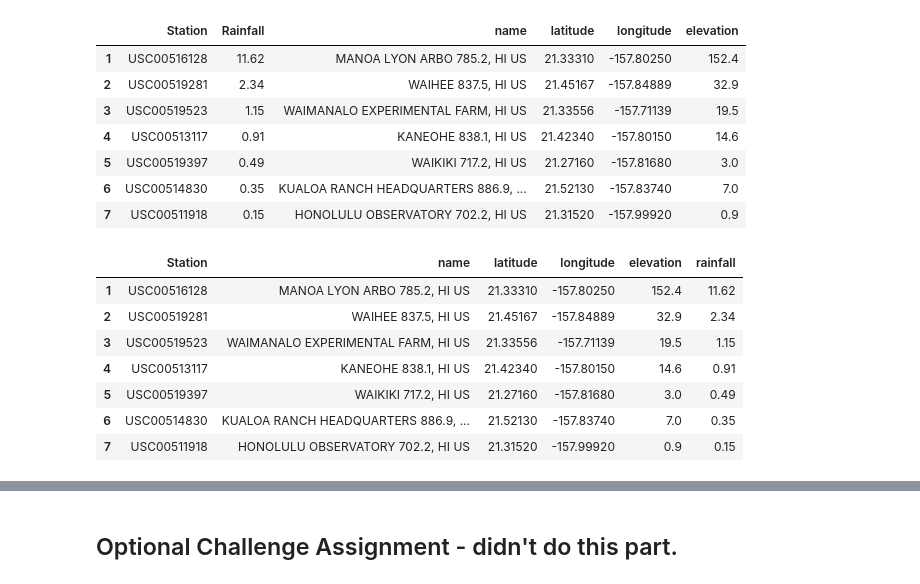
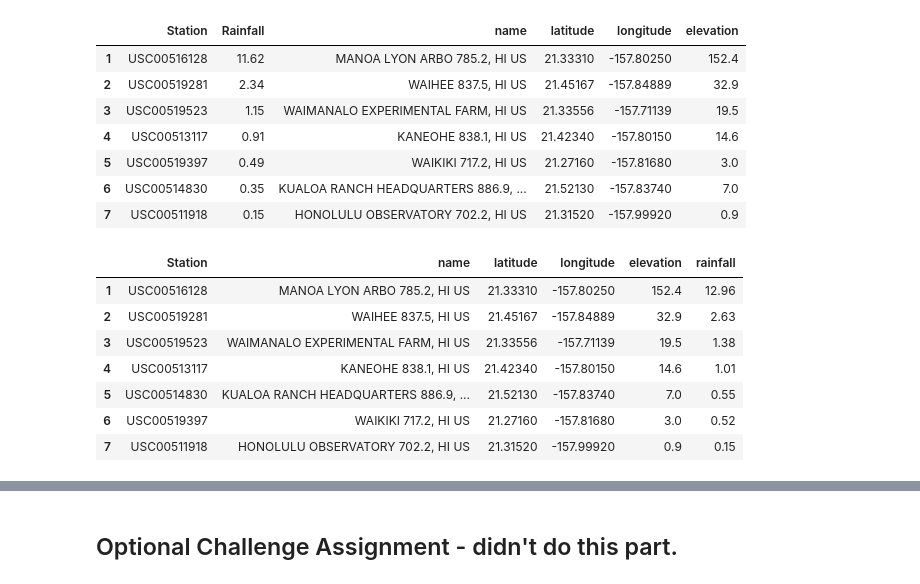
Before and after one commit to jzcapets/HW8_SQLAlchemyChallenge_ZackCapets, a Jupyter notebook: HW8_SQLAlchemy_ZackCapets_Solution.ipynb, the cells around one changed output, grey strips where cells are left out. Cells and saved outputs as stored; diff of their text form; code cells hidden in the pictures.

```diff
--- a/HW8_SQLAlchemy_ZackCapets_Solution.ipynb
+++ b/HW8_SQLAlchemy_ZackCapets_Solution.ipynb
@@ -391,17 +391,17 @@ raindf.join(stationdf, on = 'Station', how='left')
 | 7 | USC00511918 | 0.15 | HONOLULU OBSERVATORY 702.2, HI US | 21.31520 | -157.99920 | 0.9 |
 # %%
 #same as above, except with the join done in sql query instead of in pandas
-longestqueryever = engine.execute("SELECT station.station, station.name, station.latitude, station.longitude, station.elevation, SUM(measurements.prcp) AS total_rainfall FROM measurements JOIN station ON(station.station = measurements.station) WHERE date > '2012-12-23' AND date < '2013-01-05' GROUP BY station.station ORDER BY SUM(measurements.prcp) DESC;").fetchall()
+longestqueryever = engine.execute("SELECT station.station, station.name, station.latitude, station.longitude, station.elevation, SUM(measurements.prcp) AS total_rainfall FROM measurements JOIN station ON(station.station = measurements.station) WHERE date >= '2012-12-23' AND date <= '2013-01-05' GROUP BY station.station ORDER BY SUM(measurements.prcp) DESC;").fetchall()
 longestquerydf = pd.DataFrame(longestqueryever,columns = ['Station','name','latitude','longitude','elevation', 'rainfall'])
 longestquerydf.dropna(inplace = True)
 longestquerydf
 # %% [output]
 |  | Station | name | latitude | longitude | elevation | rainfall |
-| 1 | USC00516128 | MANOA LYON ARBO 785.2, HI US | 21.33310 | -157.80250 | 152.4 | 11.62 |
-| 2 | USC00519281 | WAIHEE 837.5, HI US | 21.45167 | -157.84889 | 32.9 | 2.34 |
-| 3 | USC00519523 | WAIMANALO EXPERIMENTAL FARM, HI US | 21.33556 | -157.71139 | 19.5 | 1.15 |
-| 4 | USC00513117 | KANEOHE 838.1, HI US | 21.42340 | -157.80150 | 14.6 | 0.91 |
-| 5 | USC00519397 | WAIKIKI 717.2, HI US | 21.27160 | -157.81680 | 3.0 | 0.49 |
-| 6 | USC00514830 | KUALOA RANCH HEADQUARTERS 886.9, ... | 21.52130 | -157.83740 | 7.0 | 0.35 |
+| 1 | USC00516128 | MANOA LYON ARBO 785.2, HI US | 21.33310 | -157.80250 | 152.4 | 12.96 |
+| 2 | USC00519281 | WAIHEE 837.5, HI US | 21.45167 | -157.84889 | 32.9 | 2.63 |
+| 3 | USC00519523 | WAIMANALO EXPERIMENTAL FARM, HI US | 21.33556 | -157.71139 | 19.5 | 1.38 |
+| 4 | USC00513117 | KANEOHE 838.1, HI US | 21.42340 | -157.80150 | 14.6 | 1.01 |
+| 5 | USC00514830 | KUALOA RANCH HEADQUARTERS 886.9, ... | 21.52130 | -157.83740 | 7.0 | 0.55 |
+| 6 | USC00519397 | WAIKIKI 717.2, HI US | 21.27160 | -157.81680 | 3.0 | 0.52 |
 | 7 | USC00511918 | HONOLULU OBSERVATORY 702.2, HI US | 21.31520 | -157.99920 | 0.9 | 0.15 |
 # %%
```
Also changed, not shown: parts of 10 cells of this notebook.
